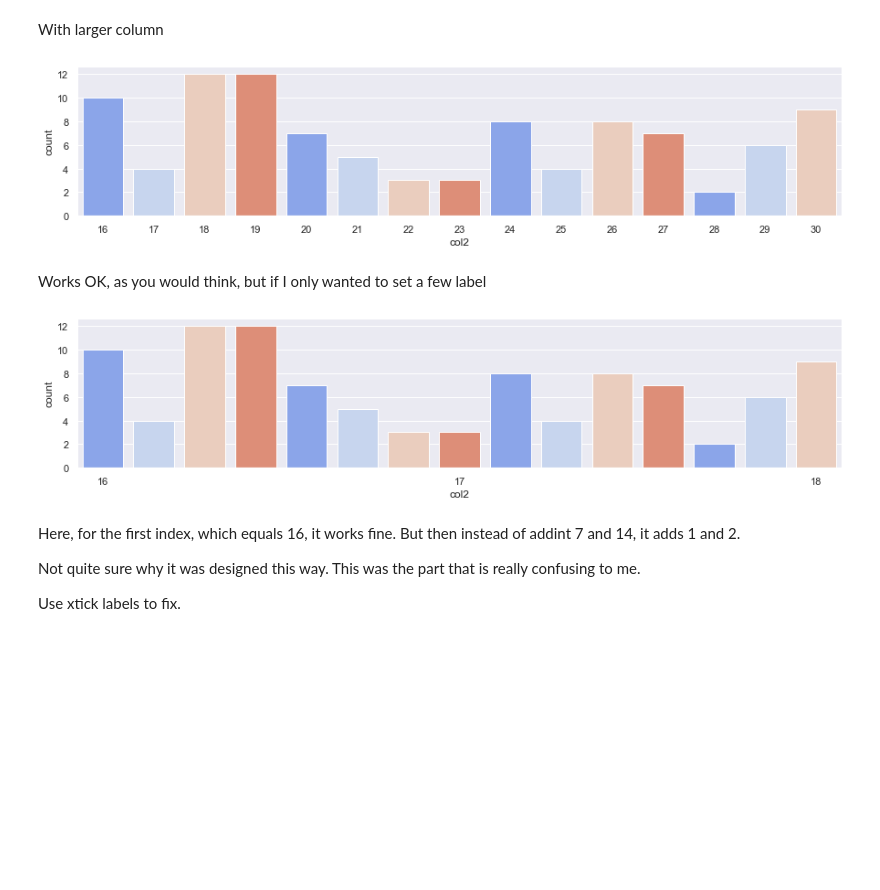
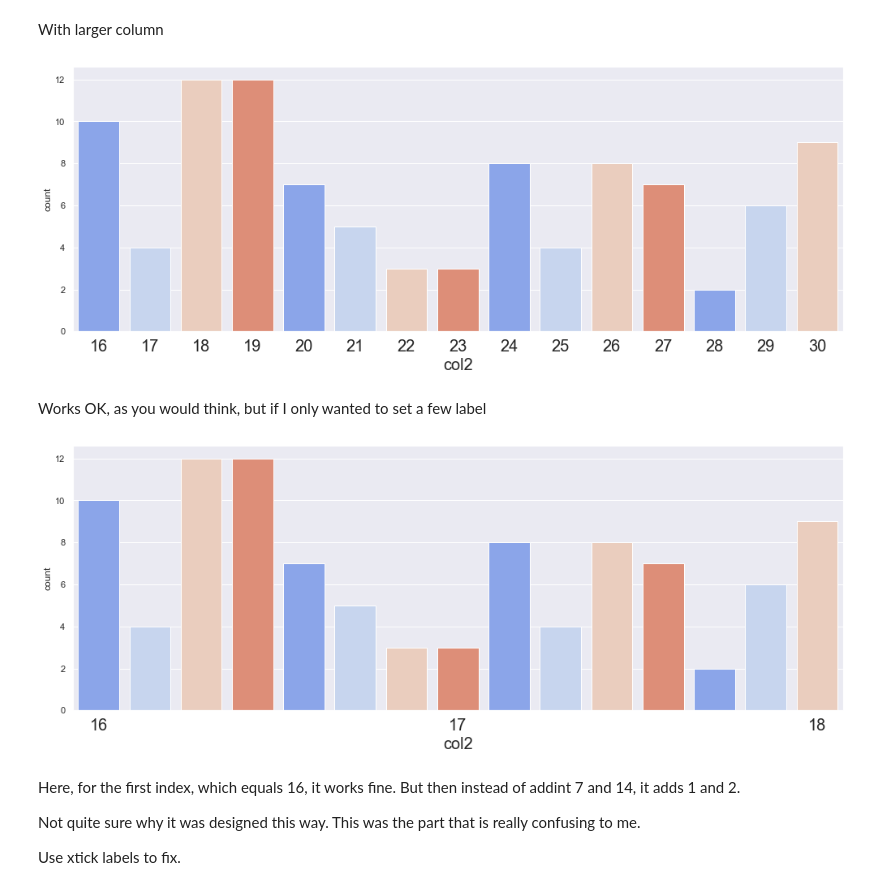
Before and after one commit to halpert3/xticklabels, a Jupyter notebook: 2_xtick_notebook.ipynb, the cells around one changed output. Drawn from its saved outputs; the diff is of its cells as text; code cells hidden in the pictures; blank space fills up the shorter version.

```diff
--- a/xtick_notebook2.ipynb
+++ b/2_xtick_notebook.ipynb
@@ -38,9 +40,11 @@ Looks like everything works fine. Indeed there are 12 rows with the value of 4
 # %% [markdown]
 But what if I set only three x ticks
 # %%
-sns.set(rc={'figure.figsize':(15, 3)})
+sns.set(rc={'figure.figsize':(17, 6)})
 g = sns.countplot(x = df['col1'],
                  palette=sns.color_palette('Spectral', n_colors=4))
 g.set(xticks=([0, 7, 14]))
-plt.show
+plt.xticks(fontsize=20)
+plt.xlabel('col1', fontsize=20)
+plt.savefig('images/fig2.png')
 # %% [output]
@@ -90,23 +93,28 @@ plt.show()
 # %% [markdown]
 With larger column
 # %%
-sns.set(rc={'figure.figsize':(15, 3)})
+sns.set(rc={'figure.figsize':(17, 6)})
 
 g = sns.countplot(x = df['col2'],
                   palette=sns.color_palette('coolwarm', n_colors=4))
+plt.xticks(fontsize=20)
+plt.xlabel('col2', fontsize=20)
+plt.savefig('images/fig3.png')
 # %% [output]
-[figure, old version]
+[figure, new version]
 # %% [markdown]
 Works OK, as you would think, but if I only wanted to set a few label
 # %%
-sns.set(rc={'figure.figsize':(15, 3)})
+sns.set(rc={'figure.figsize':(17, 6)})
 
 g = sns.countplot(x = df['col2'],
                   palette=sns.color_palette('coolwarm', n_colors=4))
 g.set(xticks=[0, 7, 14])
-plt.show()
+plt.xticks(fontsize=20)
+plt.xlabel('col2', fontsize=20)
+plt.savefig('images/fig4.png')
 # %% [output]
-[figure, old version]
+[figure, new version]
 # %% [markdown]
 Here, for the first index, which equals 16, it works fine.
 But then instead of addint 7 and 14, it adds 1 and 2.
```
Also changed, not shown: parts of 2 cells of this notebook, 4 other files.
